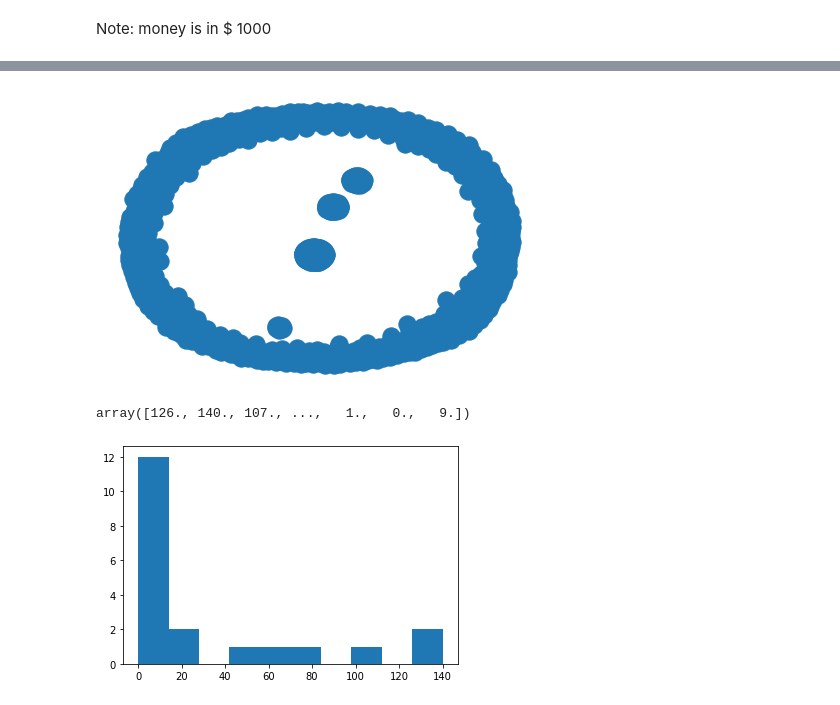
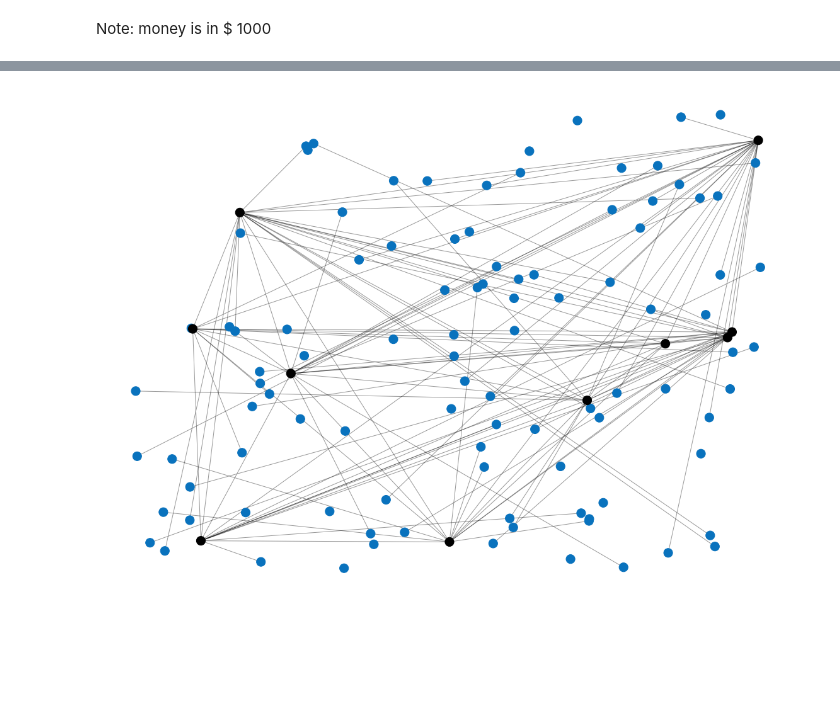
Before and after one commit to saran-sankar/econ-net, a Jupyter notebook: economic_network.ipynb, the cells around one changed output, grey strips where cells are left out. Cells and saved outputs as stored; diff of their text form; code cells hidden in the pictures; blank space fills up the shorter version.

```diff
--- a/economic_network.ipynb
+++ b/economic_network.ipynb
@@ -54,8 +49,9 @@ def marginal_contribution_of_employee(c, v):
 # %%
 def hire(c, v):
     #print(marginal_contribution_of_employee(c, v), c)
-    if marginal_contribution_of_employee(c, v) > 0.25: #task: decide the criteria
-        return 1
+    if marginal_contribution_of_employee(c, v) > 0: #task: decide the criteria
+        if np.random.random() > 0.5:
+            return 1
     return 0
 # %%
 def leisure_vs_consumption():
@@ -153,3 +160,0 @@ G, P, C, people_index, company_index = initiate(num_people, num_companies)
-# %%
-for i in range(100):
-    G = evolve(G, P, C, people_index, company_index, tax_rate=0.2)
@@ -157,0 +161,11 @@ overflow encountered in exp
+# %%
+income_tax_rate = 0.25
+corporate_tax_rate = 0.2
+
+num_people = 100
+num_companies = 10
+
+G, P, C, people_index, company_index = initiate(num_people, num_companies)
+
+for i in range(500):
+    G, P, C = evolve(G, P, C, people_index, company_index, income_tax_rate, corporate_tax_rate)
@@ -160,8 +179,3 @@ overflow encountered in exp
 #print(G.nodes())
 #print("Edges of graph: ")
 #print(G.edges())
-# %%
-nx.draw(G)
-plt.show()
-# %% [output]
-[figure, removed]
@@ -170,2 +182,47 @@ plt.show()
+# %%
+#connect companies for visualization purpose
+G.add_edges_from(list (itertools.combinations(company_index, 2)))
+
+for node in G.nodes():
+    if node < num_people:
+        G.nodes[node]['color'] = "red"
+    else:
+        G.nodes[node]['color'] = "red"
+
+H = nx.random_geometric_graph(num_people+num_companies, 0.125)
+# position is stored as node attribute data for random_geometric_graph
+pos = nx.get_node_attributes(H, "pos")
+
+# find node near center (0.5,0.5)
+dmin = 1
+ncenter = 0
+for n in pos:
+    x, y = pos[n]
+    d = (x - 0.5) ** 2 + (y - 0.5) ** 2
+    if d < dmin:
+        ncenter = n
+        dmin = d
+
+plt.figure(figsize=(20, 15))
+nx.draw_networkx_edges(G, pos, nodelist=[ncenter], alpha=0.4)
+
+color_map = ['#0972bd' if x < num_people else 'black' for x in range(num_people+num_companies)]
+
+nx.draw_networkx_nodes(
+    G,
+    pos,
+    nodelist=G.nodes(),
+    node_size=200,
+    cmap=plt.cm.Reds_r,
+    node_color=color_map
+)
+
+plt.xlim(-0.05, 1.05)
+plt.ylim(-0.05, 1.05)
+plt.axis("off")
+plt.show()
+G.remove_edges_from(list (itertools.combinations(company_index, 2)))
+# %% [output]
+[figure, added]
 # %%
 wealth = [P[i]['money'] for i in range(len(P))]
@@ -183,10 +229,0 @@ def distribute(values):
-# %%
-distribute(wealth)
-# %% [output]
-array([126., 140., 107., ...,   1.,   0.,   9.])
-# %%
-plt.hist(distribute(wealth)[:20])
-plt.savefig("tax=0.2.jpg")
-plt.show()
-# %% [output]
-[figure, removed]
```
Also changed, not shown: parts of 23 cells of this notebook, 1 other file.
